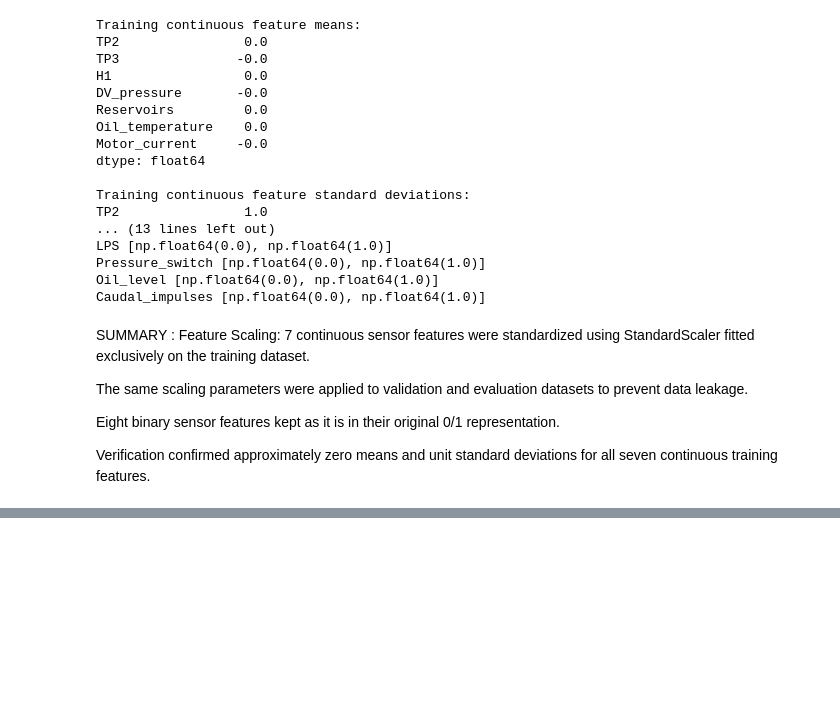
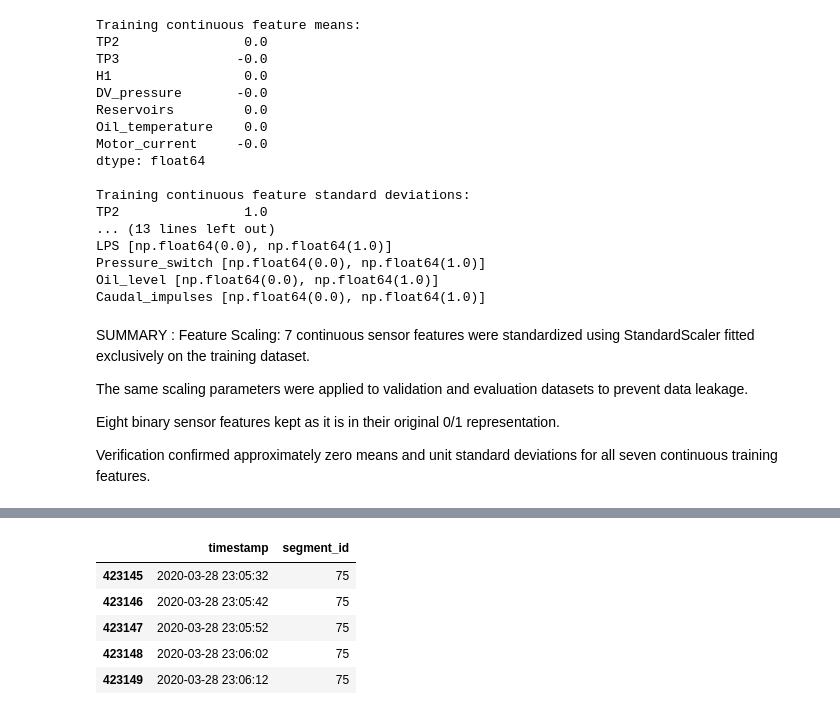
Before and after one commit to shashikawka/268452H-CS5998-Capstone-Project, a Jupyter notebook: 02_data_preprocessing_and_feature_engineering.ipynb, the cells around one changed output, grey strips where cells are left out. Drawn from its saved outputs; the diff is of its cells as text; code cells hidden in the pictures; blank space fills up the shorter version.

```diff
--- a/02_data_preprocessing_and_feature_engineering.ipynb
+++ b/02_data_preprocessing_and_feature_engineering.ipynb
@@ -543,0 +620,9 @@ Verification confirmed approximately zero means and unit standard deviations for
+# %%
+val_metadata.head()
+# %% [output]
+|  | timestamp | segment_id |
+| 423145 | 2020-03-28 23:05:32 | 75 |
+| 423146 | 2020-03-28 23:05:42 | 75 |
+| 423147 | 2020-03-28 23:05:52 | 75 |
+| 423148 | 2020-03-28 23:06:02 | 75 |
+| 423149 | 2020-03-28 23:06:12 | 75 |
```
Also changed, not shown: parts of 11 cells of this notebook.
